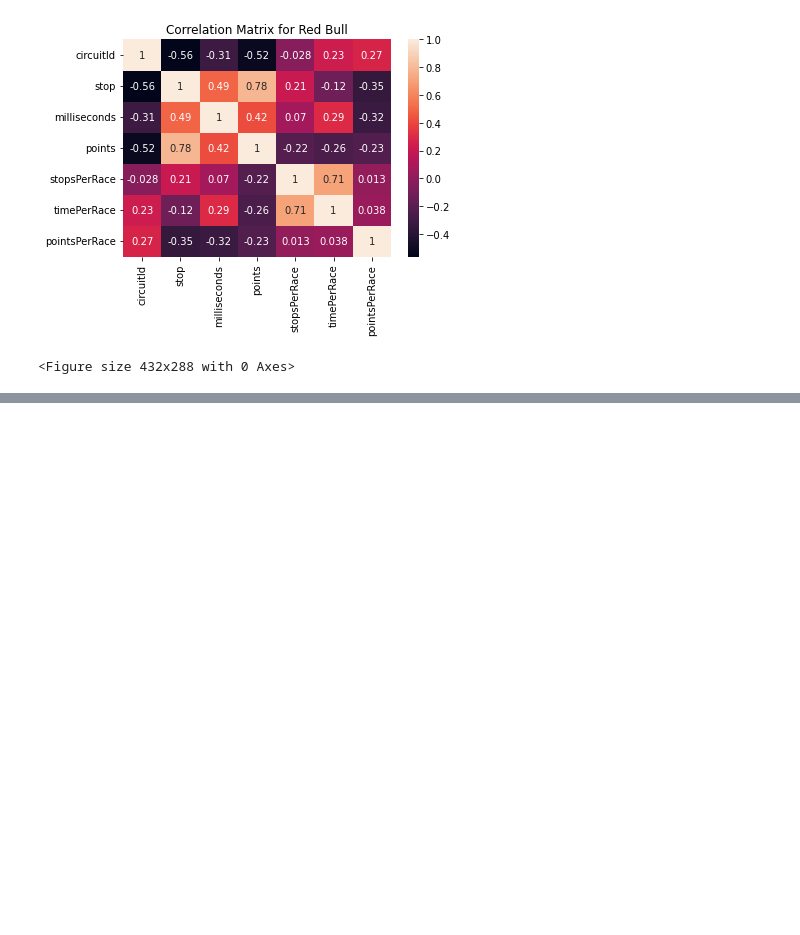
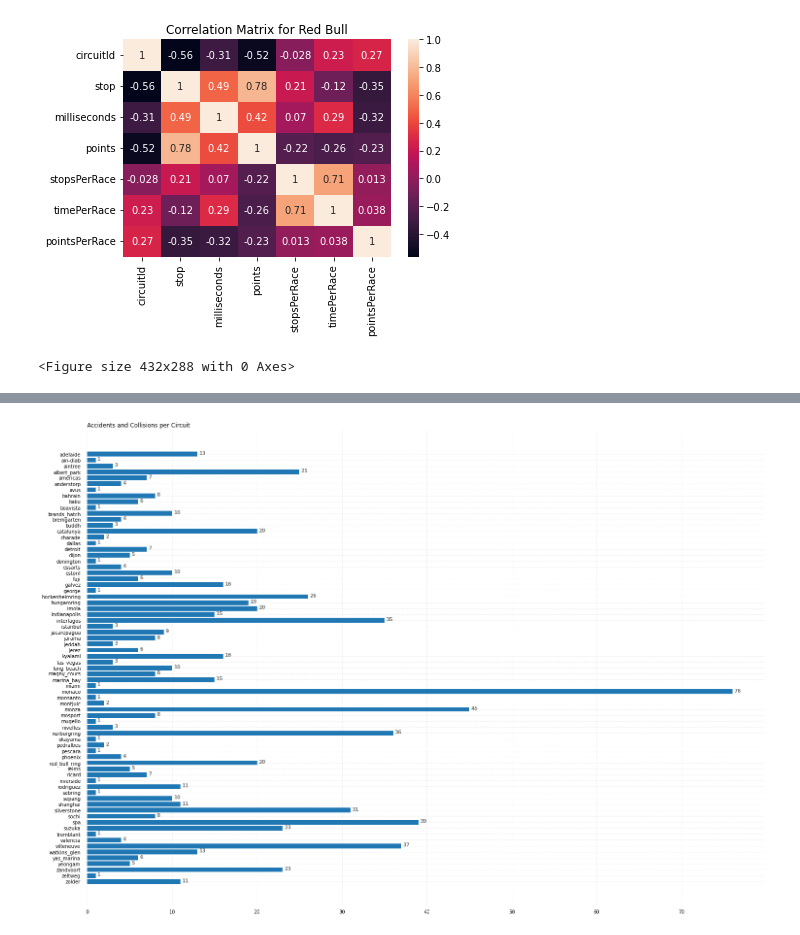
Before and after one commit to PaulOM203/MSC_Thesis_F1, a Jupyter notebook: Notebook.ipynb, the cells around one changed output, grey strips where cells are left out. Saved outputs shown, nothing was run; the diff lists cells and outputs as text; code cells hidden in the pictures; blank space fills up the shorter version.

```diff
--- a/Notebook.ipynb
+++ b/Notebook.ipynb
@@ -526,3 +526,8 @@ plt.savefig('Red Bull Correlation Matrix - Pitstops.png', dpi=300)
 # %% [output]
 [figure]
 <Figure size 432x288 with 0 Axes>
+# %%
+## Getting the number of accidents based on status
+
+accidents_df = pd.DataFrame(merged_F1.groupby(['year','circuitRef'])['status'].value_counts()).rename(columns = {'status':'status_amount'}).reset_index()
+accidents_df.head(5)
@@ -528,0 +541,6 @@ plt.savefig('Red Bull Correlation Matrix - Pitstops.png', dpi=300)
+# %%
+## Getting the number of accidents and collisions per circuit per year
+
+accidents_c = accidents_df[accidents_df['status'].isin(['Accident', 'Collision'])]
+accidents_collisions = pd.DataFrame(accidents_c.groupby(['year','circuitRef'])['status'].value_counts()).rename(columns = {'status' : 'status_count'}).reset_index()
+accidents_collisions.head()
@@ -528,0 +554,43 @@ plt.savefig('Red Bull Correlation Matrix - Pitstops.png', dpi=300)
+# %%
+total_accidents_c = pd.DataFrame(accidents_collisions.groupby('circuitRef')['status_count'].sum()).reset_index()
+
+trackName = total_accidents_c['circuitRef']
+accidentCount = total_accidents_c['status_count']
+
+fig, ax = plt.subplots(figsize =(25, 18))
+
+## Creating a horizontal Bar Plot
+ax.barh(trackName, accidentCount)
+
+# Remove axes splines
+for s in ['top', 'bottom', 'left', 'right']:
+    ax.spines[s].set_visible(False)
+
+ax.xaxis.set_ticks_position('none')
+ax.yaxis.set_ticks_position('none')
+
+# Add padding between axes and labels
+ax.xaxis.set_tick_params(pad = 5)
+ax.yaxis.set_tick_params(pad = 10)
+
+# Add x, y gridlines
+ax.grid(b = True, color ='grey',
+        linestyle ='-.', linewidth = 0.5,
+        alpha = 0.2)
+
+## Display the top values
+ax.invert_yaxis()
+
+# Adding annotation to bars
+for i in ax.patches:
+    plt.text(i.get_width()+0.2, i.get_y()+0.5,
+             str(round((i.get_width()), 2)),
+             fontsize = 10, fontweight ='bold',
+             color ='grey')
+
+ax.set_title('Accidents and Collisions per Circuit',
+             loc ='left', )
+plt.show()
+ax.figure.savefig('Accidents and Collisions per Circuit.png', dpi=300)
+# %% [output]
+[figure, added]
```
Also changed, not shown: parts of 12 cells of this notebook.
